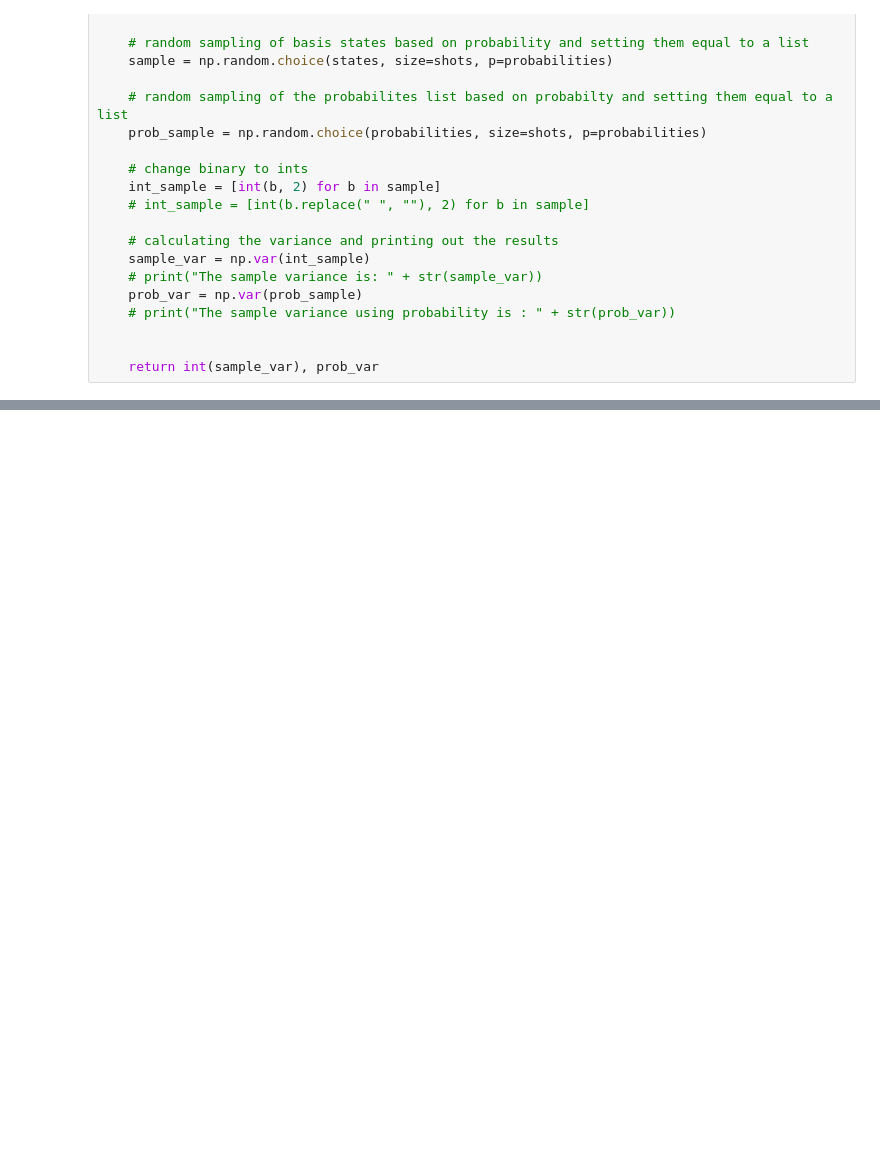
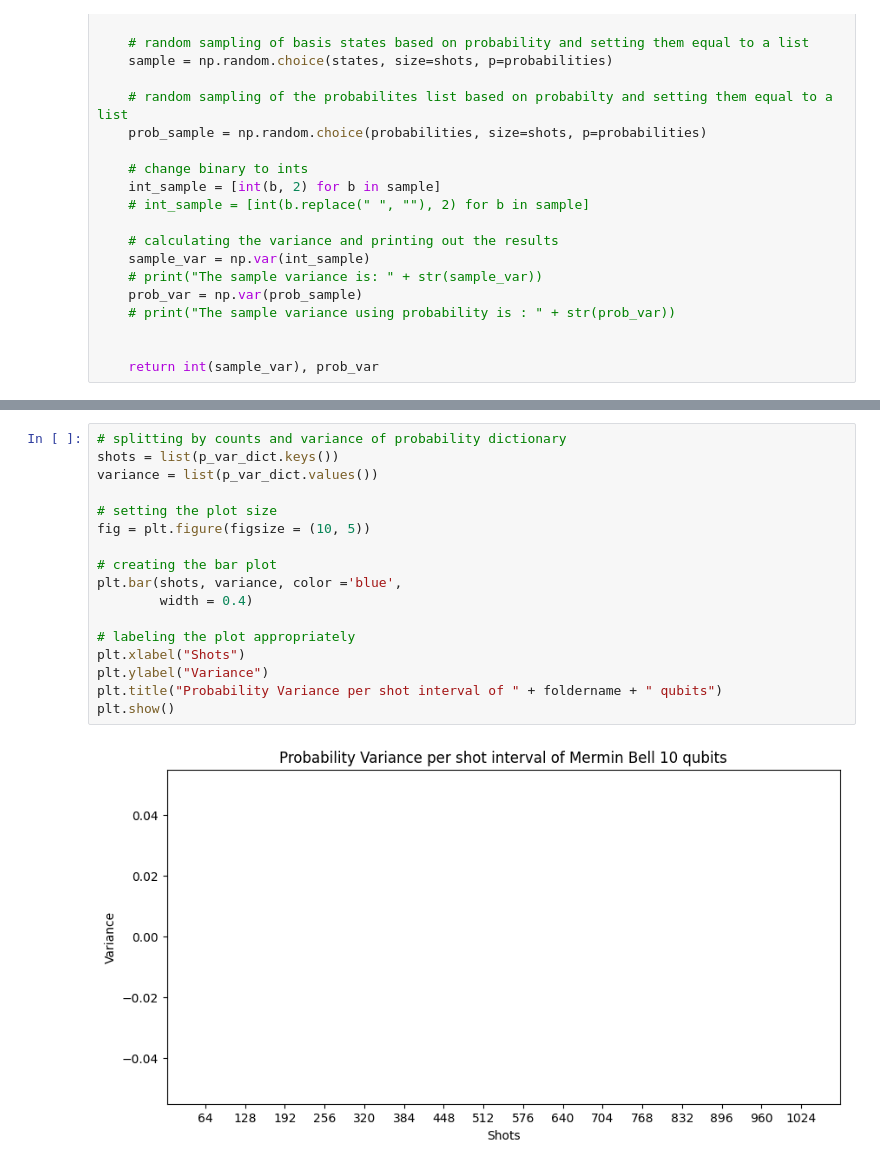
Before and after one commit to adesai-24/Rice-University-Research, a Jupyter notebook: Step 1/SupermarQ/Mermin Bell 10/64 shot interval/mermin_bell.ipynb, the cells around one changed output, grey strips where cells are left out. Cells and saved outputs as stored; diff of their text form; blank space fills up the shorter version.

```diff
--- a/Step 1/SupermarQ/Mermin Bell 10/64 shot interval/mermin_bell.ipynb
+++ b/Step 1/SupermarQ/Mermin Bell 10/64 shot interval/mermin_bell.ipynb
@@ -136,0 +153,19 @@ plot_histogram(counts, title=[name + "_counts_qss"])
+# %%
+# splitting by counts and variance of probability dictionary
+shots = list(p_var_dict.keys())
+variance = list(p_var_dict.values())
+
+# setting the plot size
+fig = plt.figure(figsize = (10, 5))
+
+# creating the bar plot
+plt.bar(shots, variance, color ='blue',
+        width = 0.4)
+
+# labeling the plot appropriately
+plt.xlabel("Shots")
+plt.ylabel("Variance")
+plt.title("Probability Variance per shot interval of " + foldername + " qubits")
+plt.show()
+# %% [output]
+[figure, added]
```
Also changed, not shown: parts of 7 cells of this notebook, 16 other files.
